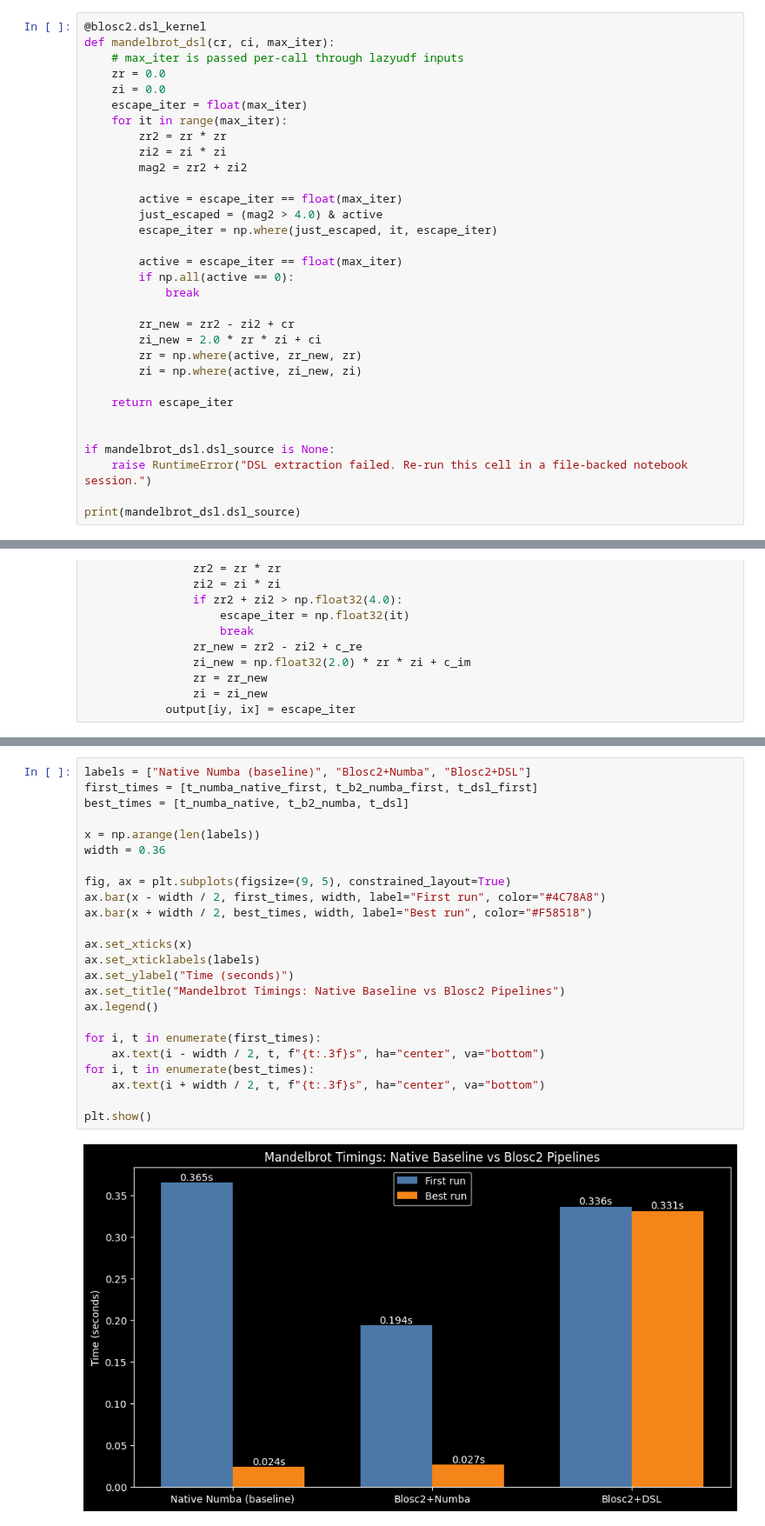
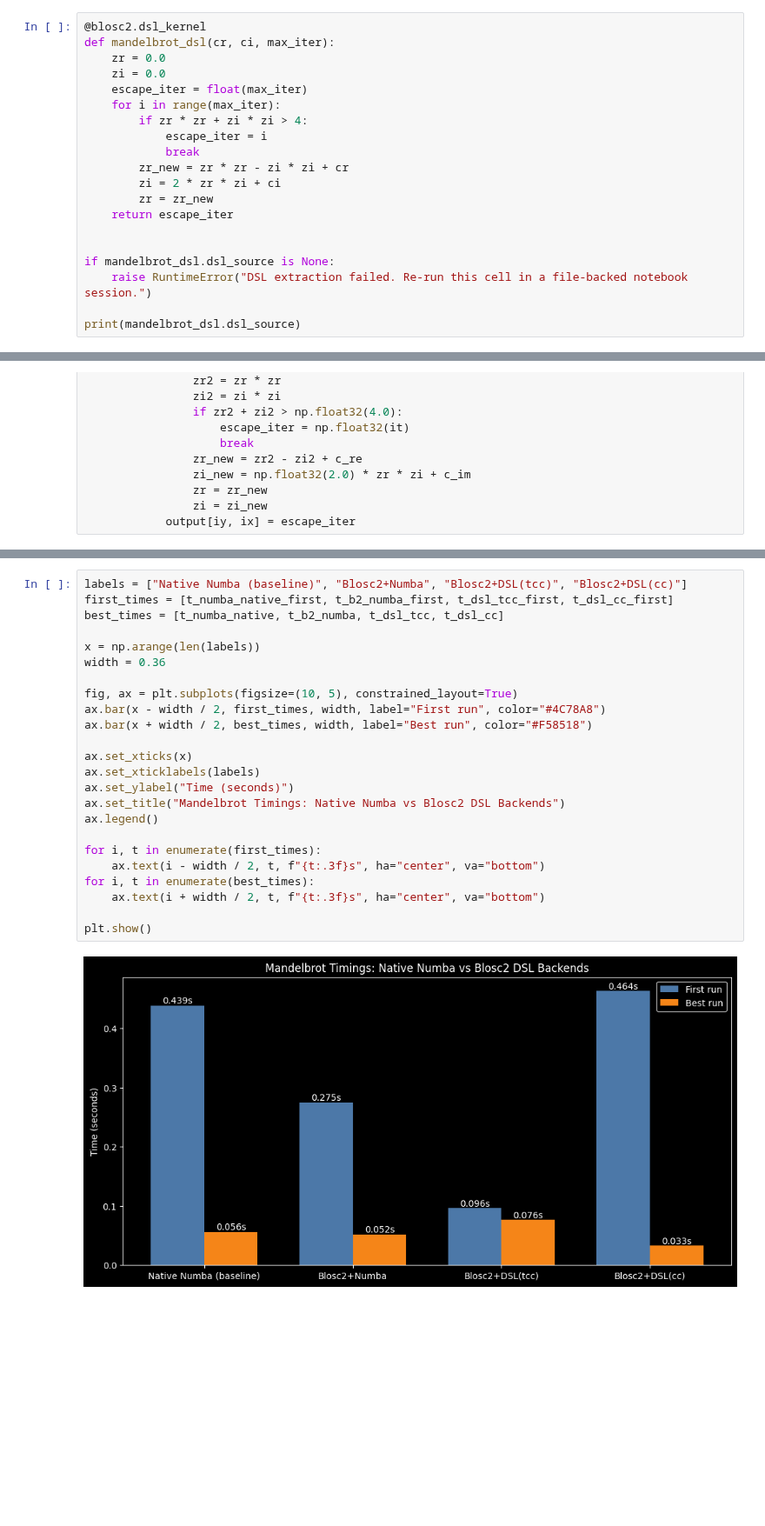
Before and after one commit to Blosc/python-blosc2, a Jupyter notebook: examples/ndarray/mandelbrot-dsl.ipynb, the cells around one changed output, grey strips where cells are left out. Shown at 87% size. Saved outputs shown, nothing was run; the diff lists cells and outputs as text; blank space fills up the shorter version.

Commit message:
Update the Mandelbrot notebook with a more modern DSL using tcc and cc

```diff
--- a/examples/ndarray/mandelbrot-dsl.ipynb
+++ b/examples/ndarray/mandelbrot-dsl.ipynb
@@ -38,28 +38,16 @@ grid: (800, 1200), dtype: float32
 # %%
 @blosc2.dsl_kernel
 def mandelbrot_dsl(cr, ci, max_iter):
-    # max_iter is passed per-call through lazyudf inputs
     zr = 0.0
     zi = 0.0
     escape_iter = float(max_iter)
-    for it in range(max_iter):
-        zr2 = zr * zr
-        zi2 = zi * zi
-        mag2 = zr2 + zi2
-
-        active = escape_iter == float(max_iter)
-        just_escaped = (mag2 > 4.0) & active
-        escape_iter = np.where(just_escaped, it, escape_iter)
-
-        active = escape_iter == float(max_iter)
-        if np.all(active == 0):
+    for i in range(max_iter):
+        if zr * zr + zi * zi > 4:
+            escape_iter = i
             break
-
-        zr_new = zr2 - zi2 + cr
-        zi_new = 2.0 * zr * zi + ci
-        zr = np.where(active, zr_new, zr)
-        zi = np.where(active, zi_new, zi)
-
+        zr_new = zr * zr - zi * zi + cr
+        zi = 2 * zr * zi + ci
+        zr = zr_new
     return escape_iter
 
 
@@ -266,26 +292,26 @@ plt.show()
 # %%
-labels = ["Native Numba (baseline)", "Blosc2+Numba", "Blosc2+DSL"]
-first_times = [t_numba_native_first, t_b2_numba_first, t_dsl_first]
-best_times = [t_numba_native, t_b2_numba, t_dsl]
+labels = ["Native Numba (baseline)", "Blosc2+Numba", "Blosc2+DSL(tcc)", "Blosc2+DSL(cc)"]
+first_times = [t_numba_native_first, t_b2_numba_first, t_dsl_tcc_first, t_dsl_cc_first]
+best_times = [t_numba_native, t_b2_numba, t_dsl_tcc, t_dsl_cc]
 
 x = np.arange(len(labels))
 width = 0.36
 
-fig, ax = plt.subplots(figsize=(9, 5), constrained_layout=True)
+fig, ax = plt.subplots(figsize=(10, 5), constrained_layout=True)
 ax.bar(x - width / 2, first_times, width, label="First run", color="#4C78A8")
 ax.bar(x + width / 2, best_times, width, label="Best run", color="#F58518")
 
 ax.set_xticks(x)
 ax.set_xticklabels(labels)
 ax.set_ylabel("Time (seconds)")
-ax.set_title("Mandelbrot Timings: Native Baseline vs Blosc2 Pipelines")
+ax.set_title("Mandelbrot Timings: Native Numba vs Blosc2 DSL Backends")
 ax.legend()
 
 for i, t in enumerate(first_times):
     ax.text(i - width / 2, t, f"{t:.3f}s", ha="center", va="bottom")
 for i, t in enumerate(best_times):
     ax.text(i + width / 2, t, f"{t:.3f}s", ha="center", va="bottom")
 
 plt.show()
 # %% [output]
-[figure, old version]
+[figure, new version]
```
Also changed, not shown: parts of 4 cells of this notebook.
